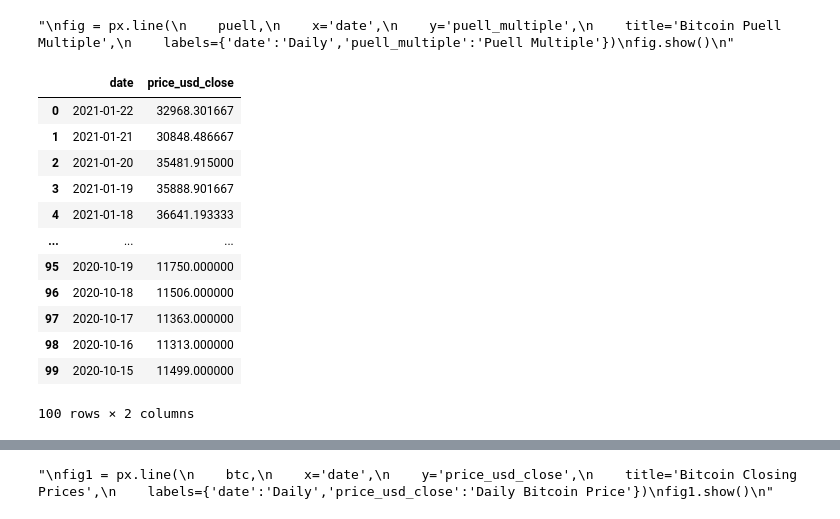
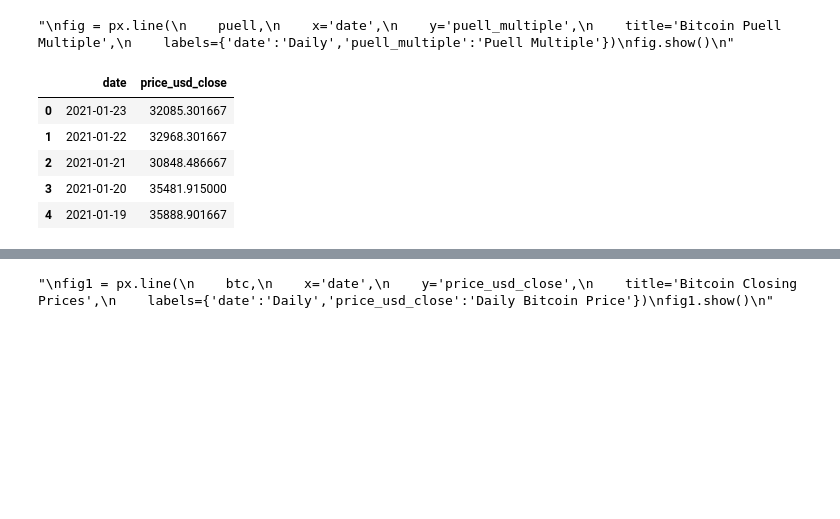
Before and after one commit to nospmah/fintech.group_project, a Jupyter notebook: notebooks/max_working.ipynb, the cells around one changed output, grey strips where cells are left out. Saved outputs shown, nothing was run; the diff lists cells and outputs as text; code cells hidden in the pictures; blank space fills up the shorter version.

```diff
--- a/notebooks/max_working.ipynb
+++ b/notebooks/max_working.ipynb
@@ -224,32 +222,25 @@ fig.show()
 # %%
     BTC_price_data = "https://api.cryptoquant.com/v1/btc/market-data/price-usd?window=day&from=20150101&limit=100000"
     response_btc = requests.get(BTC_price_data, headers=headers)
 
     price_data_raw = response_btc.json()
 
     BTC_price_df = pd.DataFrame(data=price_data_raw['result']['data'])
     BTC_price_df = BTC_price_df.drop(['price_usd_high','price_usd_low','price_usd_open'], axis = 1)
     BTC_price_df['date'] = pd.to_datetime(BTC_price_df['date'])
     BTC_price_df['price_usd_close'] = BTC_price_df['price_usd_close'].astype(str).astype('float64')
-    BTC_price_df = BTC_price_df.dropna()
+    #BTC_price_df = BTC_price_df.dropna()
     #BTC_price_df = BTC_price_df.set_index('date')
     #BTC_daily_returns_df = BTC_price_df.pct_change()
 
-    BTC_price_df.head(100)
+    BTC_price_df.head()
 # %% [output]
 |  | date | price_usd_close |
-| 0 | 2021-01-22 | 32968.301667 |
-| 1 | 2021-01-21 | 30848.486667 |
-| 2 | 2021-01-20 | 35481.915000 |
-| 3 | 2021-01-19 | 35888.901667 |
-| 4 | 2021-01-18 | 36641.193333 |
-| ... | ... | ... |
-| 95 | 2020-10-19 | 11750.000000 |
-| 96 | 2020-10-18 | 11506.000000 |
-| 97 | 2020-10-17 | 11363.000000 |
-| 98 | 2020-10-16 | 11313.000000 |
-| 99 | 2020-10-15 | 11499.000000 |
+| 0 | 2021-01-23 | 32085.301667 |
+| 1 | 2021-01-22 | 32968.301667 |
+| 2 | 2021-01-21 | 30848.486667 |
+| 3 | 2021-01-20 | 35481.915000 |
+| 4 | 2021-01-19 | 35888.901667 |
-100 rows × 2 columns
 # %%
 #calculate cumulative returns
 #btc_cumulative_returns = (1+ BTC_daily_returns_df).cumprod()-1
```
Also changed, not shown: parts of 34 cells of this notebook.
